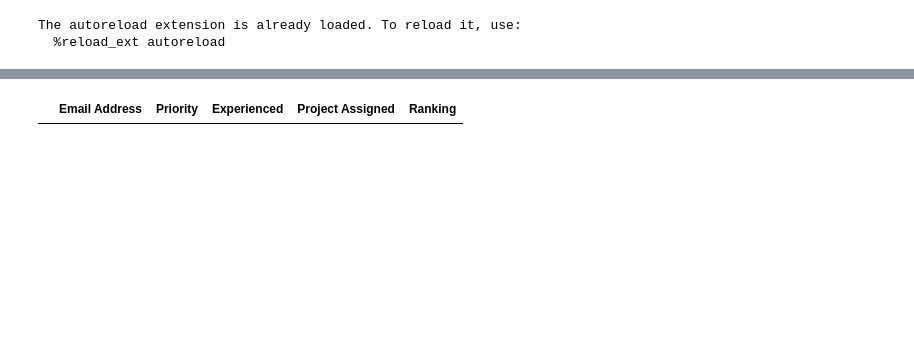
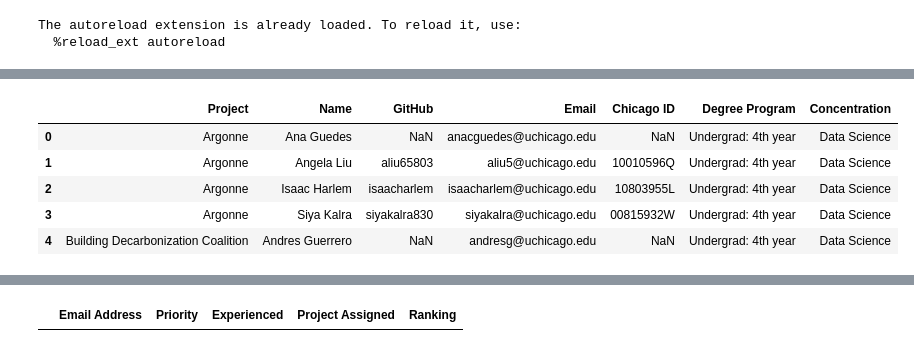
Before and after one commit to dsi-clinic/the-clinic, a Jupyter notebook: admin/matching/notebooks/matching.ipynb, the cells around one changed output, grey strips where cells are left out. Saved outputs shown, nothing was run; the diff lists cells and outputs as text; code cells hidden in the pictures; blank space fills up the shorter version.

Commit message:
Add generate_roster

```diff
--- a/admin/matching/notebooks/matching.ipynb
+++ b/admin/matching/notebooks/matching.ipynb
@@ -82 +85,13 @@ Project Summary:
+# %%
+# Generate roster for matching spreadsheet
+roster = generate_roster(application_df, assignment_df)
+
+roster.to_csv("../data/roster.csv", index=False)
+# %% [output]
+|  | Project | Name | GitHub | Email | Chicago ID | Degree Program | Concentration |
+| 0 | Argonne | Ana Guedes | NaN | anacguedes@uchicago.edu | NaN | Undergrad: 4th year | Data Science |
+| 1 | Argonne | Angela Liu | aliu65803 | aliu5@uchicago.edu | 10010596Q | Undergrad: 4th year | Data Science |
+| 2 | Argonne | Isaac Harlem | isaacharlem | isaacharlem@uchicago.edu | 10803955L | Undergrad: 4th year | Data Science |
+| 3 | Argonne | Siya Kalra | siyakalra830 | siyakalra@uchicago.edu | 00815932W | Undergrad: 4th year | Data Science |
+| 4 | Building Decarbonization Coalition | Andres Guerrero | NaN | andresg@uchicago.edu | NaN | Undergrad: 4th year | Data Science |
 # %%
```
Also changed, not shown: parts of 9 cells of this notebook, 1 other file.
